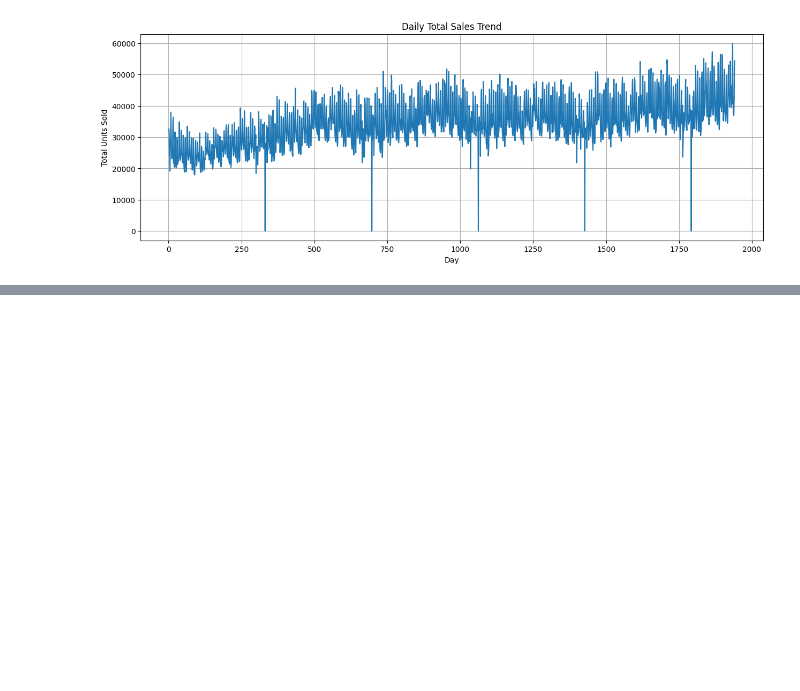
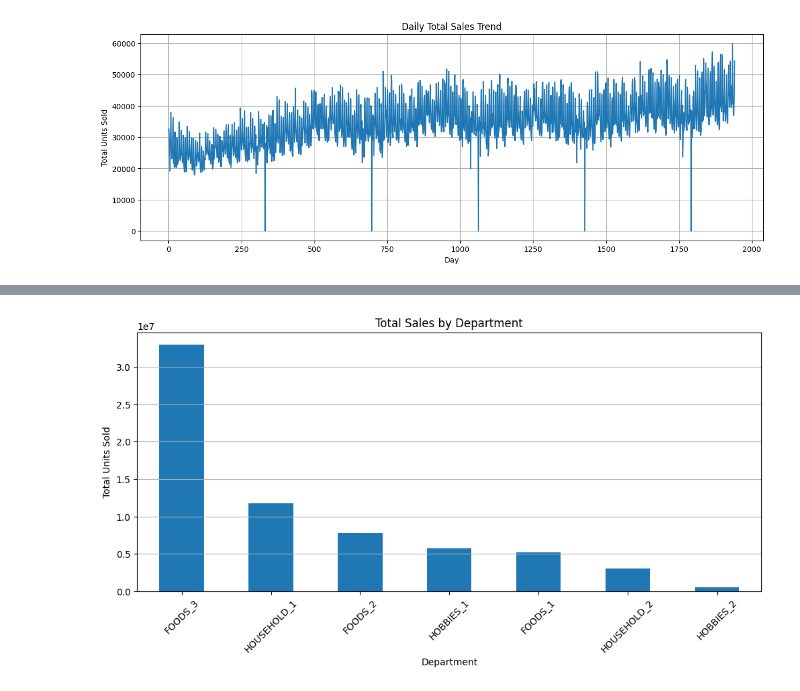
Before and after one commit to ligimathew123/Retail-Demand-Forecasting-Inventory-Optimization, a Jupyter notebook: notebooks/retail_forecasting.ipynb, the cells around one changed output, grey strips where cells are left out. Drawn from its saved outputs; the diff is of its cells as text; code cells hidden in the pictures; blank space fills up the shorter version.

```diff
--- a/notebooks/retail_forecasting.ipynb
+++ b/notebooks/retail_forecasting.ipynb
@@ -443,0 +542,19 @@ plt.show()
+# %%
+#Sales by Department
+dept_sales = sales_df.groupby('dept_id')[days].sum().sum(axis=1)
+
+dept_sales = dept_sales.sort_values(ascending=False)
+
+plt.figure(figsize=(12, 5))
+
+dept_sales.plot(kind='bar')
+
+plt.title('Total Sales by Department')
+plt.xlabel('Department')
+plt.ylabel('Total Units Sold')
+plt.xticks(rotation=45)
+
+plt.grid(axis='y')
+plt.show()
+# %% [output]
+[figure, added]
```
Also changed, not shown: parts of 18 cells of this notebook.
